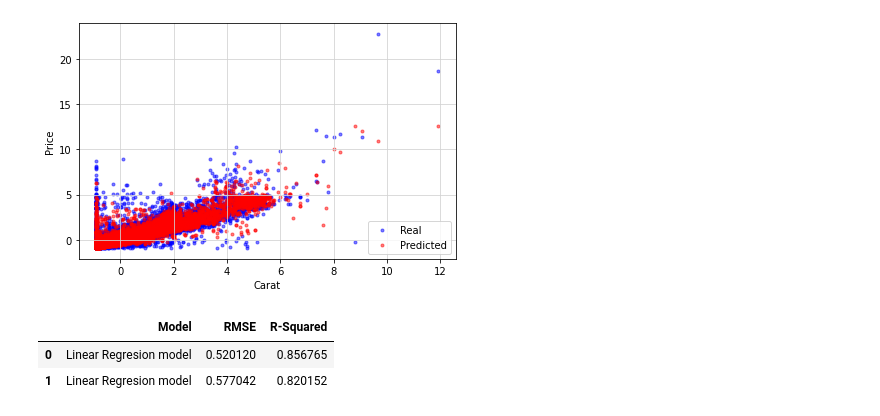
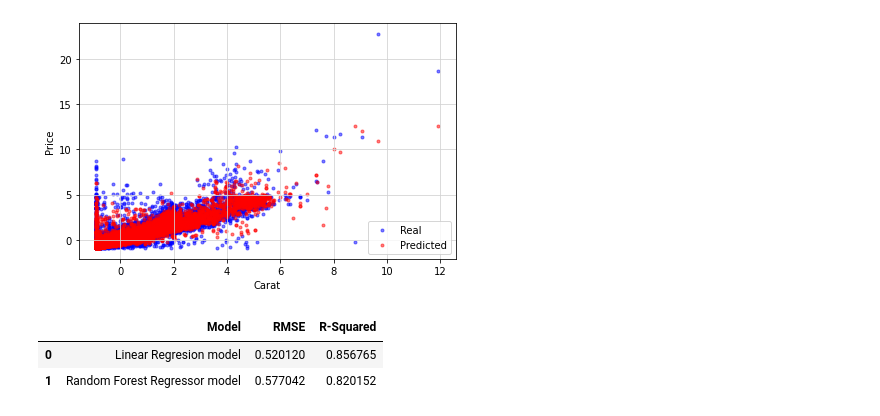
Before and after one commit to PROxZIMA/Academic-Codes, a Jupyter notebook: Semester 7/LP3/ML/B1/B1.ipynb, the cells around one changed output. Cells and saved outputs as stored; diff of their text form; code cells hidden in the pictures.

Commit message:
Fix: Result table naming

```diff
--- a/Semester 7/LP3/ML/B1/B1.ipynb
+++ b/Semester 7/LP3/ML/B1/B1.ipynb
@@ -409,16 +409,16 @@ plt.show()
 [figure]
 # %%
 # compile the required information
-linreg_metrics = pd.DataFrame([[
-     "Linear Regresion model",
+random_forest_metrics = pd.DataFrame([[
+     "Random Forest Regressor model",
      np.sqrt(metrics.mean_squared_error(y_test, y_pred_RF)),
      np.sqrt(metrics.r2_score(y_test, y_pred_RF))
 ]], columns = cols)
 
-result_tabulation = pd.concat([result_tabulation, linreg_metrics], ignore_index=True)
+result_tabulation = pd.concat([result_tabulation, random_forest_metrics], ignore_index=True)
 
 result_tabulation
 # %% [output]
 |  | Model | RMSE | R-Squared |
 | 0 | Linear Regresion model | 0.520120 | 0.856765 |
-| 1 | Linear Regresion model | 0.577042 | 0.820152 |
+| 1 | Random Forest Regressor model | 0.577042 | 0.820152 |
```
Also changed, not shown: parts of 2 cells of this notebook, 1 other file.
